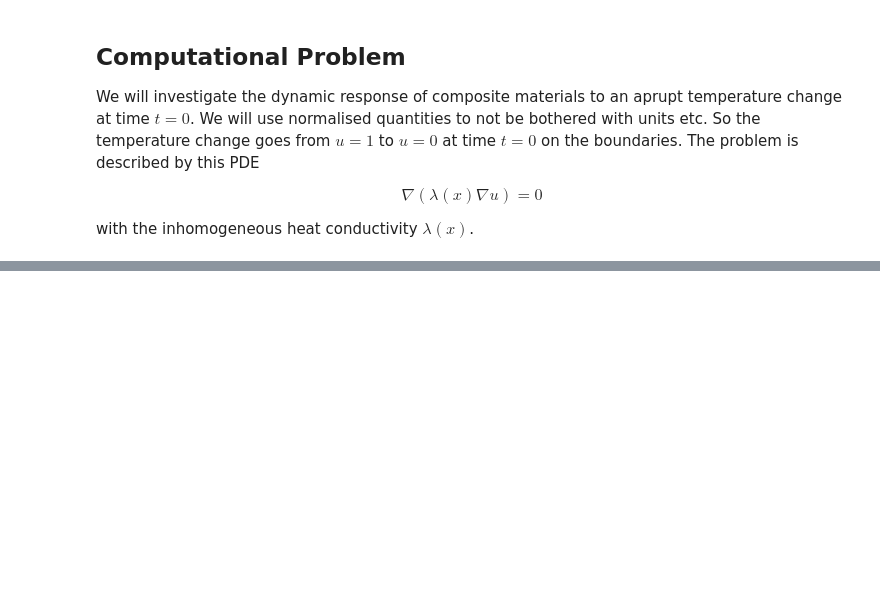
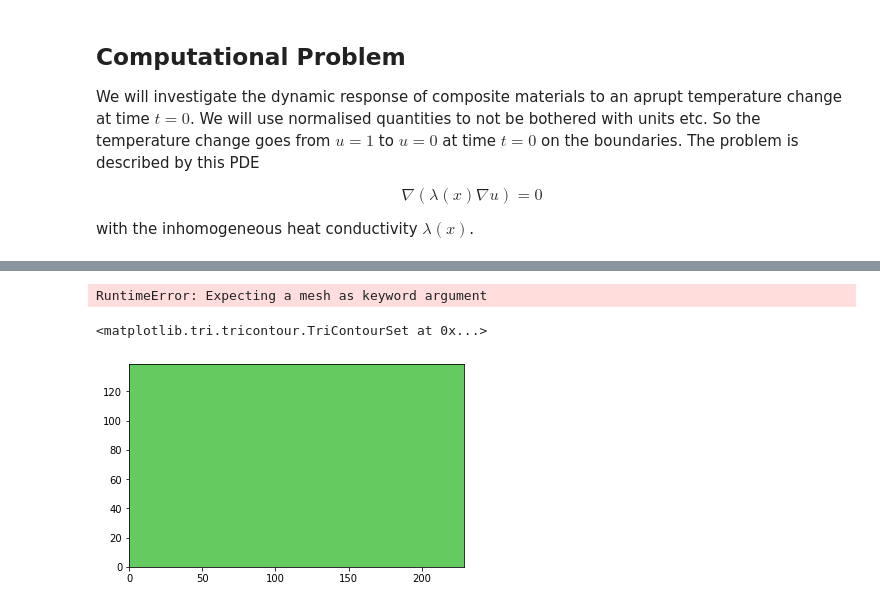
Before and after one commit to MaterialModelling/lab1, a Jupyter notebook: fem_composite.ipynb, the cells around one changed output, grey strips where cells are left out. Drawn from its saved outputs; the diff is of its cells as text; code cells hidden in the pictures; blank space fills up the shorter version.

```diff
--- a/fem_composite.ipynb
+++ b/fem_composite.ipynb
@@ -58,0 +229,9 @@ with the inhomogeneous heat conductivity $\lambda(x)$.
+# %%
+plot(g,mesh)
+# %% [output]
+RuntimeError: Expecting a mesh as keyword argument
+# %%
+plot(psi)
+# %% [output]
+<matplotlib.tri.tricontour.TriContourSet at 0x...>
+[figure, added]
```
Also changed, not shown: parts of 12 cells of this notebook, 1 other file.
